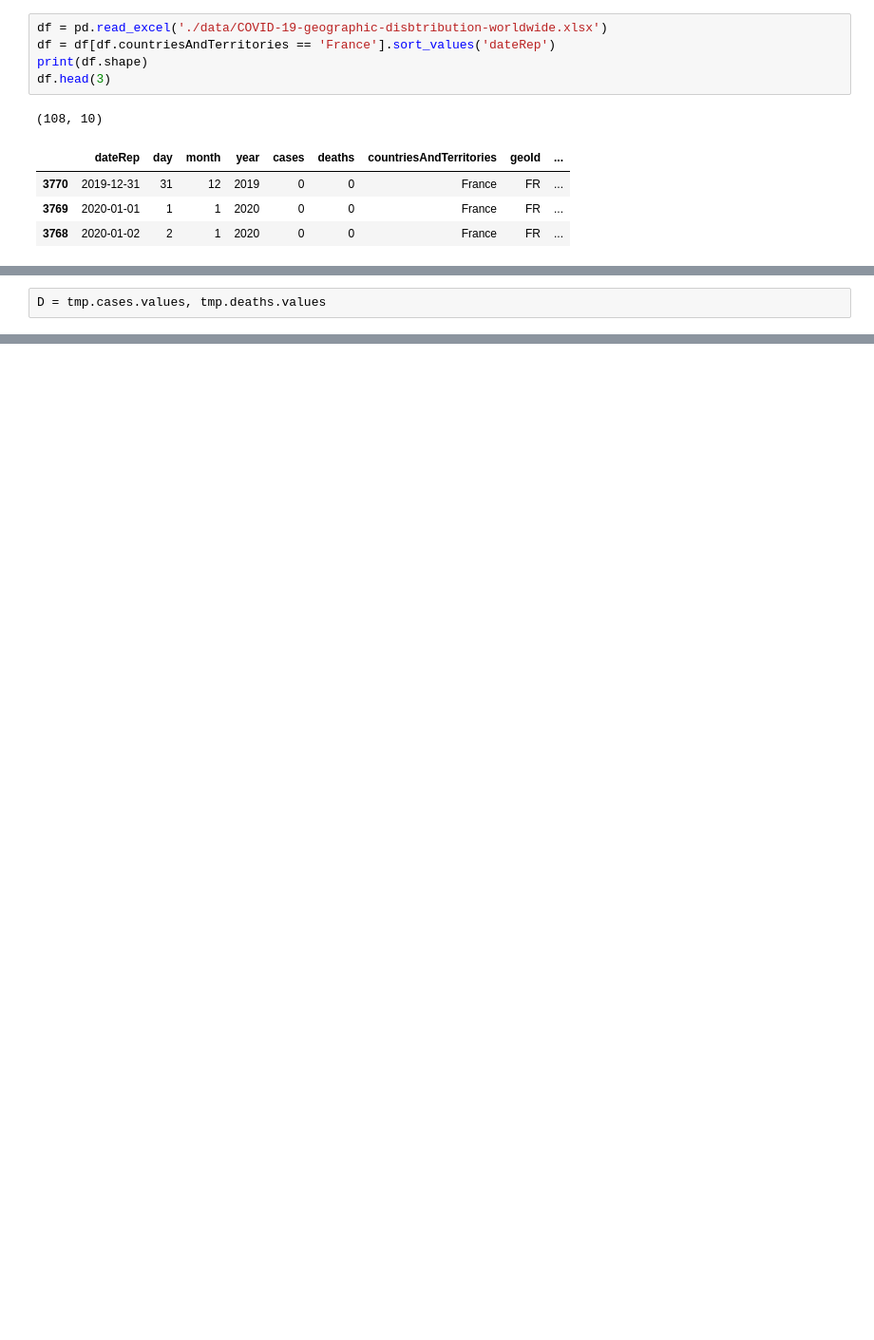
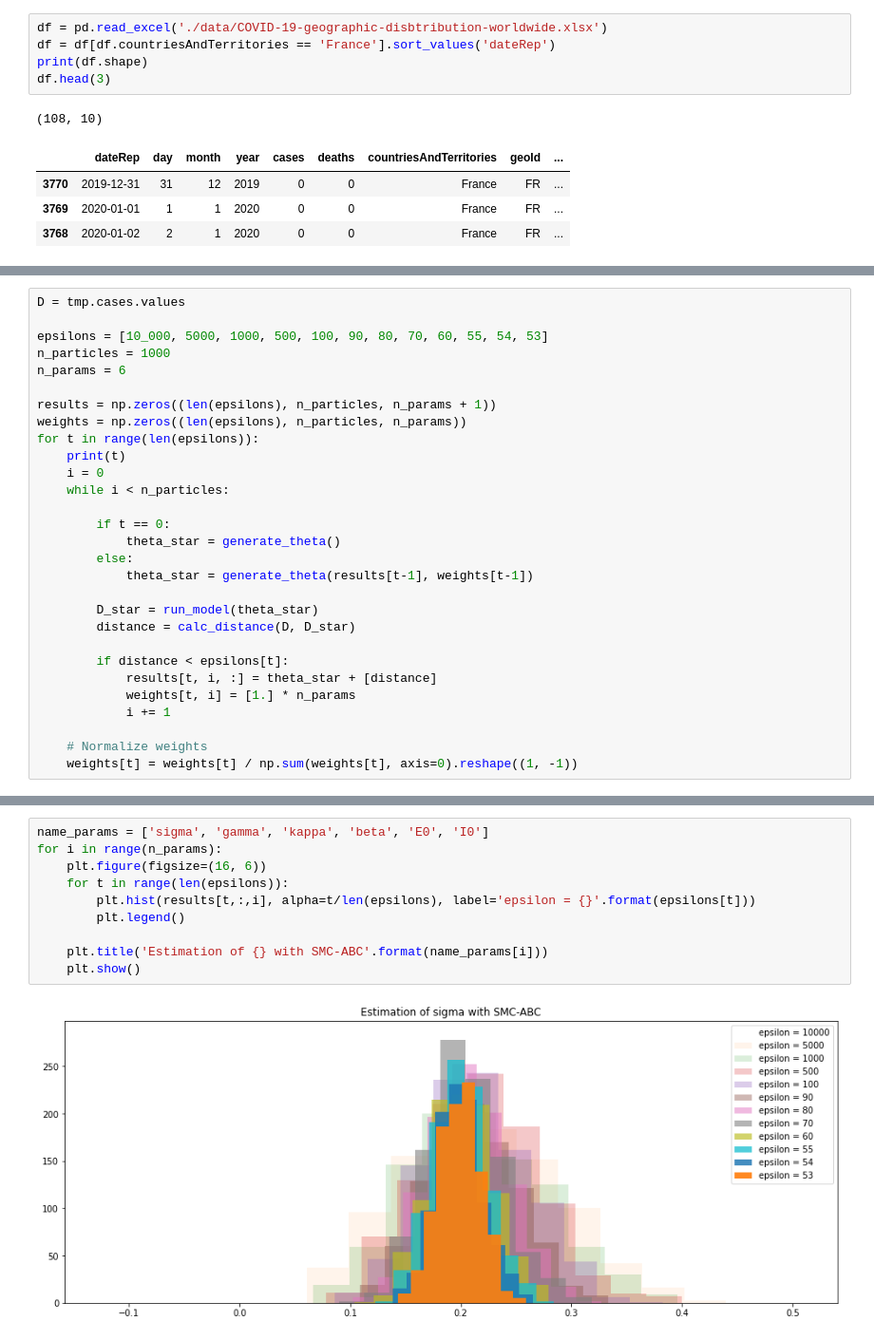
Before and after one commit to chloeskt/covid-19, a Jupyter notebook: ABC_SIR.ipynb, the cells around one changed output, grey strips where cells are left out. Shown: that part at 95% size. Saved outputs shown, nothing was run; the diff lists cells and outputs as text; blank space fills up the shorter version.

```diff
--- a/ABC_SIR.ipynb
+++ b/ABC_SIR.ipynb
@@ -434,2 +335,0 @@ def calc_distance(D, D_star):
-# %%
-D = tmp.cases.values, tmp.deaths.values
@@ -472,0 +426,29 @@ plt.show()
+# %%
+D = tmp.cases.values
+
+epsilons = [10_000, 5000, 1000, 500, 100, 90, 80, 70, 60, 55, 54, 53]
+n_particles = 1000
+n_params = 6
+
+results = np.zeros((len(epsilons), n_particles, n_params + 1))
+weights = np.zeros((len(epsilons), n_particles, n_params))
+for t in range(len(epsilons)):
+    print(t)
+    i = 0
+    while i < n_particles:
+
+        if t == 0:
+            theta_star = generate_theta()
+        else:
+            theta_star = generate_theta(results[t-1], weights[t-1])
+
+        D_star = run_model(theta_star)
+        distance = calc_distance(D, D_star)
+
+        if distance < epsilons[t]:
+            results[t, i, :] = theta_star + [distance]
+            weights[t, i] = [1.] * n_params
+            i += 1
+
+    # Normalize weights
+    weights[t] = weights[t] / np.sum(weights[t], axis=0).reshape((1, -1))
@@ -472,0 +468,12 @@ plt.show()
+# %%
+name_params = ['sigma', 'gamma', 'kappa', 'beta', 'E0', 'I0']
+for i in range(n_params):
+    plt.figure(figsize=(16, 6))
+    for t in range(len(epsilons)):
+        plt.hist(results[t,:,i], alpha=t/len(epsilons), label='epsilon = {}'.format(epsilons[t]))
+        plt.legend()
+
+    plt.title('Estimation of {} with SMC-ABC'.format(name_params[i]))
+    plt.show()
+# %% [output]
+[figure, added]
```
Also changed, not shown: parts of 17 cells of this notebook, 1 other file.
